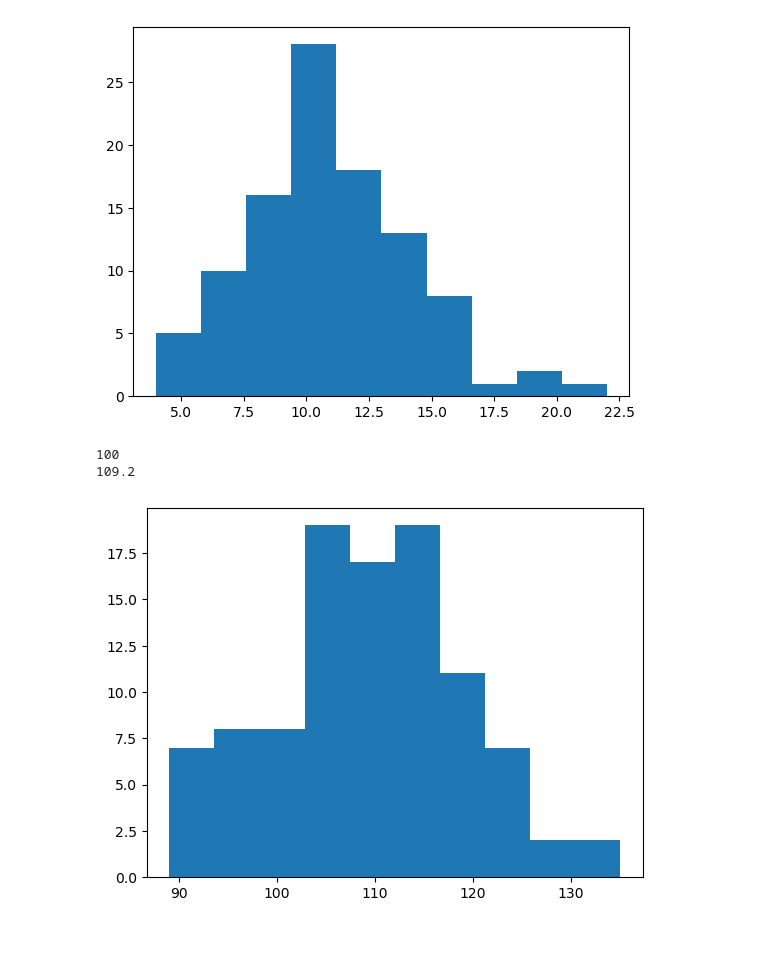
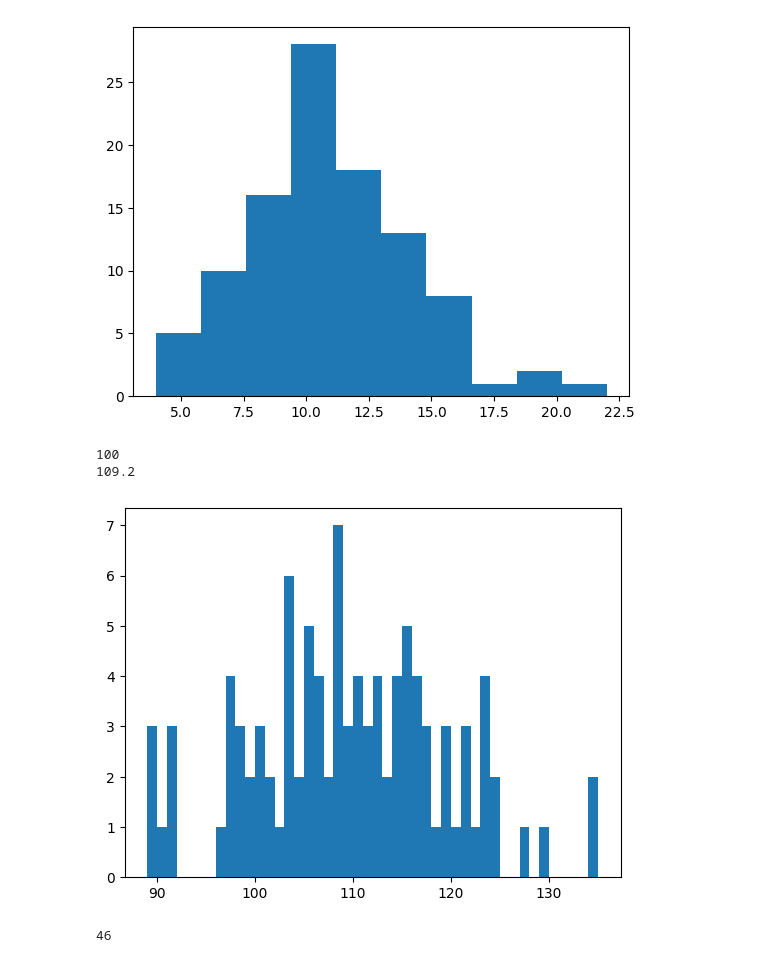
Before and after one commit to Paolitoes/Comic-Ray-Monte-Carlo-Simulations, a Jupyter notebook: distributiontesting.ipynb, the cells around one changed output. Drawn from its saved outputs; the diff is of its cells as text; code cells hidden in the pictures.

```diff
--- a/distributiontesting.ipynb
+++ b/distributiontesting.ipynb
@@ -117,24 +117,28 @@ plt.show()
 # %%
 # guassian counts for 1400V interval 3 seconds
 Gcounts = [100,98,98,124,118,109,124,111,89,119,
            123,114,106,108,105,112,117,111,121,
            89,115,105,108,97,107,100,115,104,
            97,123,91,116,91,106,103,106,117,
            89,110,110,105,123,116,103,127,116,
            112,129,103,123,101,113,102,134,121,
            110,114,115,119,107,114,99,91,98,
            108,103,119,113,101,108,117,111,
            103,105,90,112,108,103,115,110,
            106,100,122,109,108,121,108,99,
            120,116,112,114,96,105,109,104,
            115,97,97,135
 ]
 print(len(Gcounts))
 print(np.mean(Gcounts))
 plt.figure()
-plt.hist(Gcounts)
+plt.hist(Gcounts,bins=46)
 plt.show()
 # %% [output]
 100
 109.2
-[figure, old version]
+[figure, new version]
+# %%
+max(Gcounts)-min(Gcounts)
+# %% [output]
+46
```
